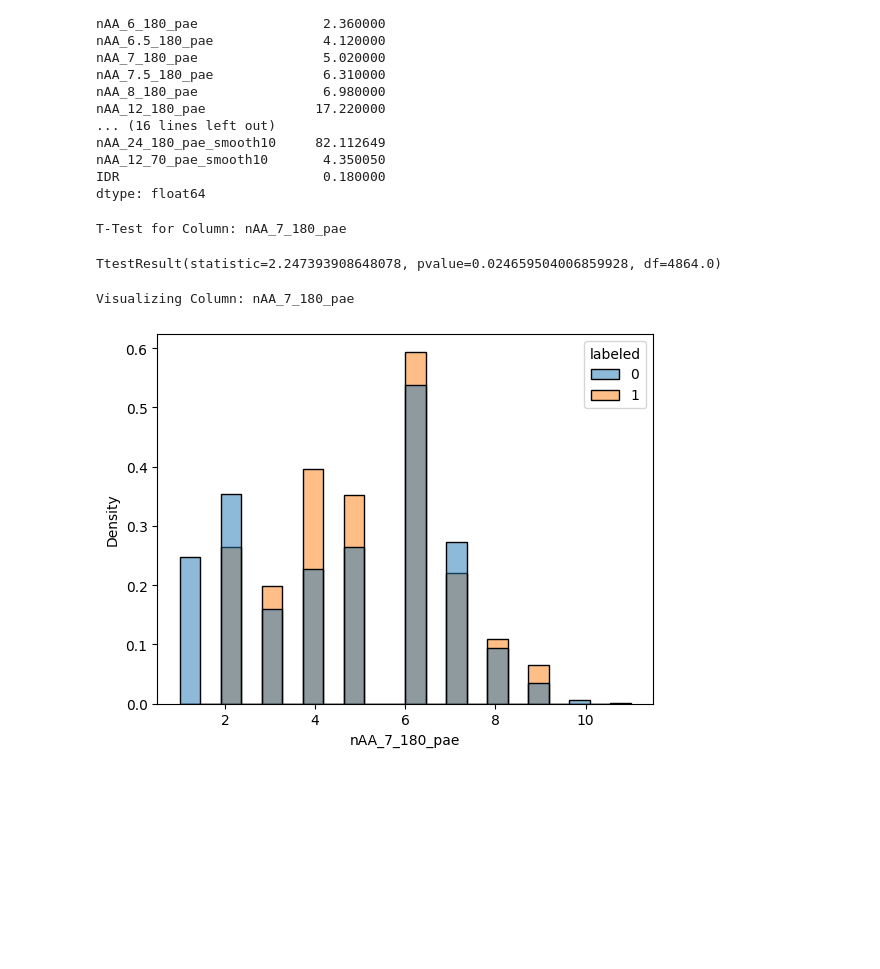
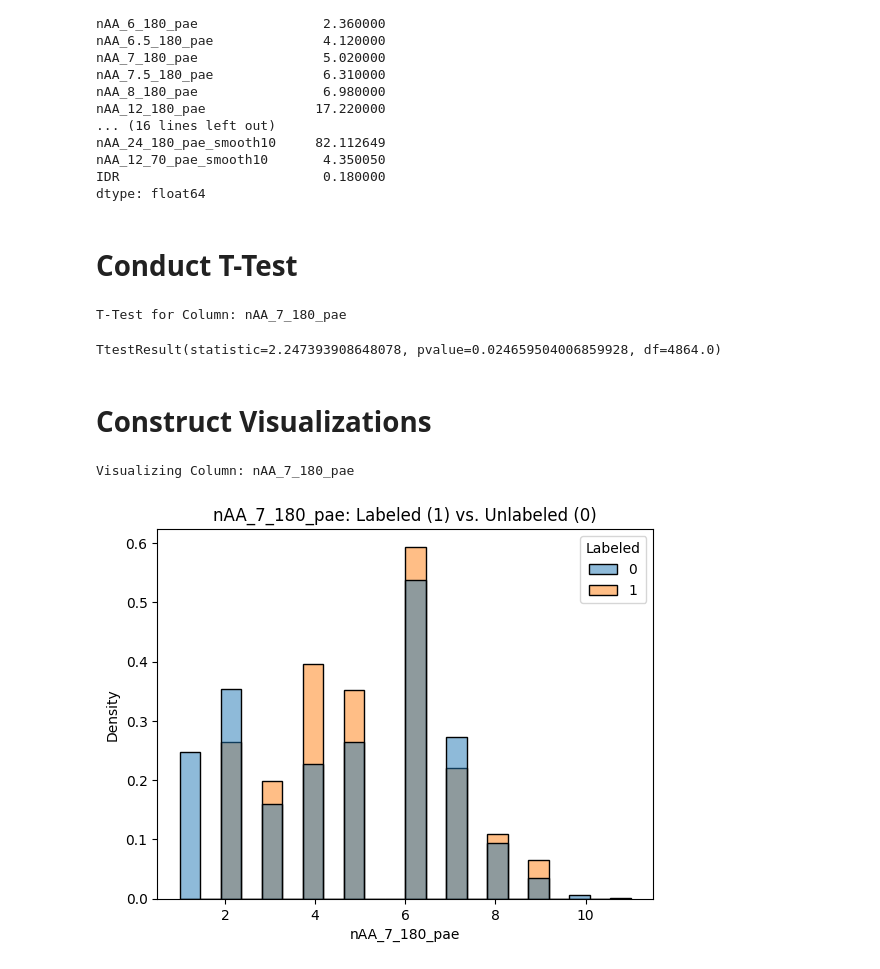
Before and after one commit to ritster/methionine-analysis, a Jupyter notebook: ritwik/ritwik-analysis-angel_annika.ipynb, the cells around one changed output. Saved outputs shown, nothing was run; the diff lists cells and outputs as text; code cells hidden in the pictures; blank space fills up the shorter version.

```diff
--- a/ritwik/ritwik-analysis-angel_annika.ipynb
+++ b/ritwik/ritwik-analysis-angel_annika.ipynb
@@ -392,6 +396,8 @@ nAA_24_180_pae_smooth10     82.112649
 nAA_12_70_pae_smooth10       4.350050
 IDR                          0.180000
 dtype: float64
+# %% [markdown]
+# Conduct T-Test
 # %%
 # ttest for crowdedness at a particular radius - labeled (green, yellow, & white) vs. unlabeled (rest of mitochondrial proteome)
 # statistically significant radii: 5, 5.5, 6, 6.5, 7, 7.5, 4.5_smooth, 5_smooth, 6.5_smooth, 7_smooth, 7.5_smooth, 8_smooth,
@@ -406,15 +412,19 @@ scipy.stats.ttest_ind(labeled_data, unlabeled_data)
 # %% [output]
 T-Test for Column: nAA_7_180_pae
 TtestResult(statistic=2.247393908648078, pvalue=0.024659504006859928, df=4864.0)
+# %% [markdown]
+# Construct Visualizations
 # %%
 # visualize the distribution of crowdedness for a particular radius
-col = 8
+
+col = 8 # change this value to conduct a t-test for crowdedness at a different radius
 print(f"Visualizing Column: {cols_to_visualize[col]}")
 
-temp_df = pd.DataFrame(data={cols_to_visualize[col]: np.concatenate((labeled[cols_to_visualize[col]].values, unlabeled[cols_to_visualize[col]].values)), "labeled": [1] * len(labeled) + [0] * len(unlabeled)})
+temp_df = pd.DataFrame(data={cols_to_visualize[col]: np.concatenate((labeled[cols_to_visualize[col]].values, unlabeled[cols_to_visualize[col]].values)), "Labeled": [1] * len(labeled) + [0] * len(unlabeled)})
 
-sns.histplot(data=temp_df, x=cols_to_visualize[col], hue="labeled", stat="density", common_norm=False);
+sns.histplot(data=temp_df, x=cols_to_visualize[col], hue="Labeled", stat="density", common_norm=False)
+plt.title(f"{cols_to_visualize[col]}: Labeled (1) vs. Unlabeled (0)");
 # %% [output]
 Visualizing Column: nAA_7_180_pae
-[figure, old version]
+[figure, new version]
 # %%
```
Also changed, not shown: parts of 7 cells of this notebook.
